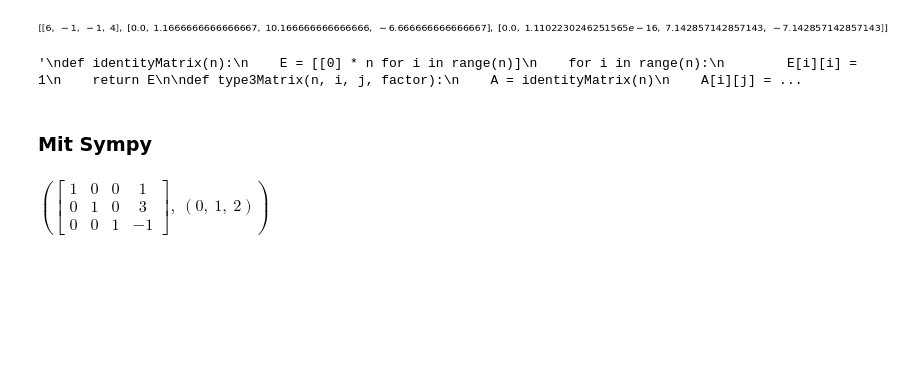
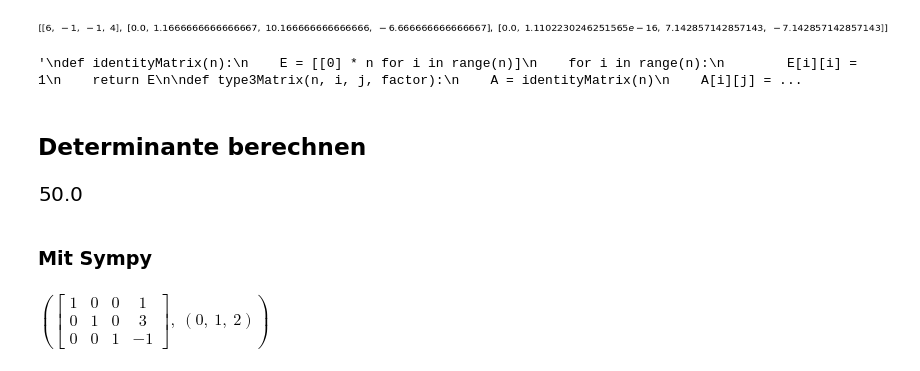
Before and after one commit to cheorges/Lineare-Algebra, a Jupyter notebook: MatrizenInPython.ipynb, the cells around one changed output. Saved outputs shown, nothing was run; the diff lists cells and outputs as text; code cells hidden in the pictures; blank space fills up the shorter version.

```diff
--- a/MatrizenInPython.ipynb
+++ b/MatrizenInPython.ipynb
@@ -164,6 +167,20 @@ def rowMod(M, i, j, factor):
 """
 # %% [output]
 '\ndef identityMatrix(n):\n    E = [[0] * n for i in range(n)]\n    for i in range(n):\n        E[i][i] = 1\n    return E\n\ndef type3Matrix(n, i, j, factor):\n    A = identityMatrix(n)\n    A[i][j] = ...
+# %% [markdown]
+## Determinante berechnen
+# %%
+def determinant(M):
+    rowEchelon(M)
+    det = 1
+    for i in range(len(M)):
+        det *= M[i][i]
+    return det
+
+M = [[6,-1,-1],[1,1,10],[2,-1,1]]
+determinant(M)
+# %% [output]
+[figure, added]
 # %% [markdown]
 ### Mit Sympy
 # %%
```
Also changed, not shown: parts of 12 cells of this notebook, 1 other file.
